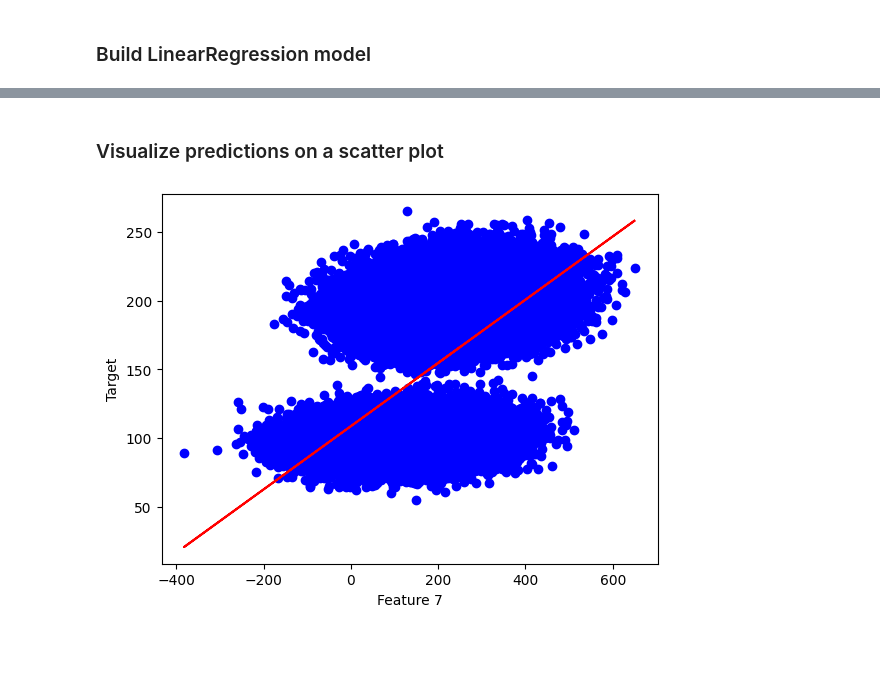
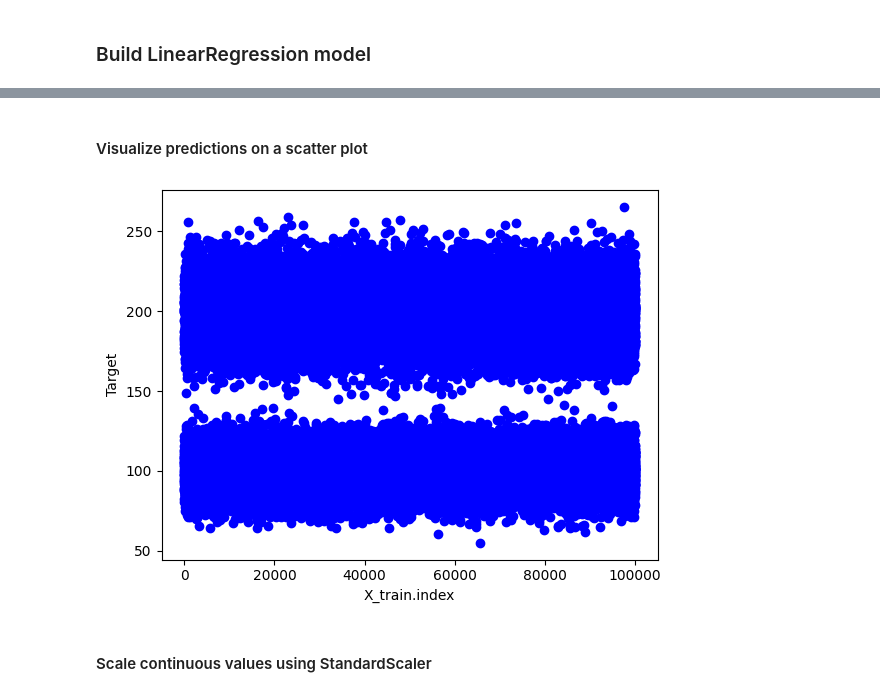
Before and after one commit to kir1m1/sk-data-science-hackathon, a Jupyter notebook: case_study.ipynb, the cells around one changed output, grey strips where cells are left out. Drawn from its saved outputs; the diff is of its cells as text; code cells hidden in the pictures; blank space fills up the shorter version.

```diff
--- a/case_study.ipynb
+++ b/case_study.ipynb
@@ -95,13 +105,13 @@ from sklearn.metrics import root_mean_squared_error
 # %%
 x_features = case_study.drop(['target', 'cat_feature_1', 'cat_feature_2'], axis=1)
 y_features = case_study['target'].values
+
+X_train, X_test, y_train, y_test = train_test_split(x_features, y_features, test_size=0.2, random_state=42)
+
 lin_reg_model = LinearRegression()
-predictions = dict()
+lin_reg_model.fit(X_train, y_train)
+predictions = lin_reg_model.predict(X_test)
+print('Predictions are \n {} '.format(predictions))
 
-for col in x_features.columns:
-    x = x_features.loc[:, col].values
-    lin_reg_model.fit(x.reshape(-1, 1), y)
-    predictions[col] = lin_reg_model.predict(x.reshape(-1,1))
-
-predictions
+## TODO fix me
 # %% [output]
@@ -150,13 +130,12 @@ rmse_scores
 # %% [markdown]
-### Visualize predictions on a scatter plot
+#### Visualize predictions on a scatter plot
 # %%
-# (count, ) = y_test.shape
-ft_7 = case_study.loc[:, 'feature_7'].values
-
-plt.scatter(ft_7, y_features, color="blue")
-plt.plot(ft_7, predictions['feature_7'], color="red")
-plt.xlabel("Feature 7")
+plt.scatter(X_train.index, y_train, color="blue")
+# plt.plot(X_test.index, predictions, color="red")
+plt.xlabel("X_train.index")
 plt.ylabel("Target")
 plt.show()
 # %% [output]
-[figure, old version]
+[figure, new version]
+# %% [markdown]
+#### Scale continuous values using StandardScaler
```
Also changed, not shown: parts of 16 cells of this notebook, 1 other file.
